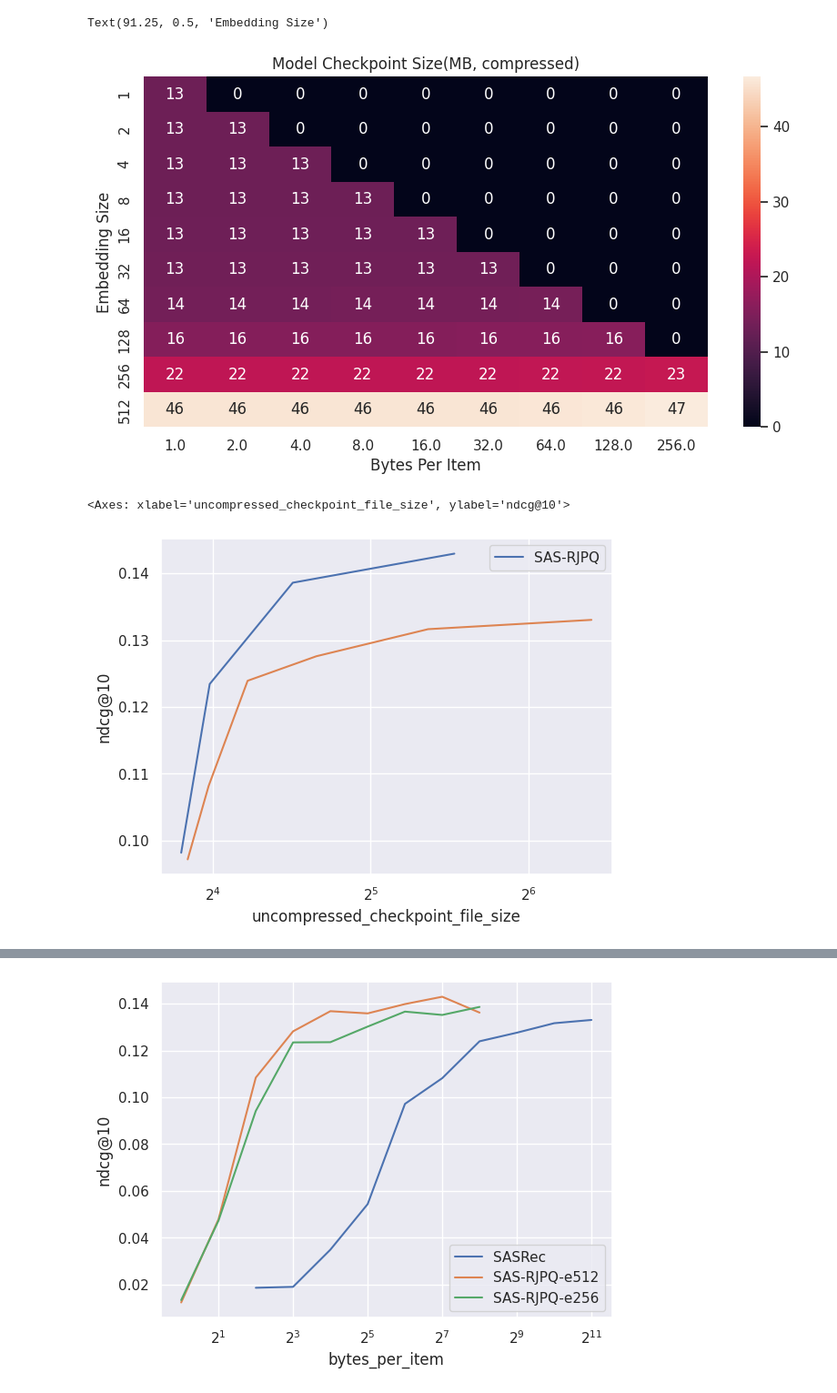
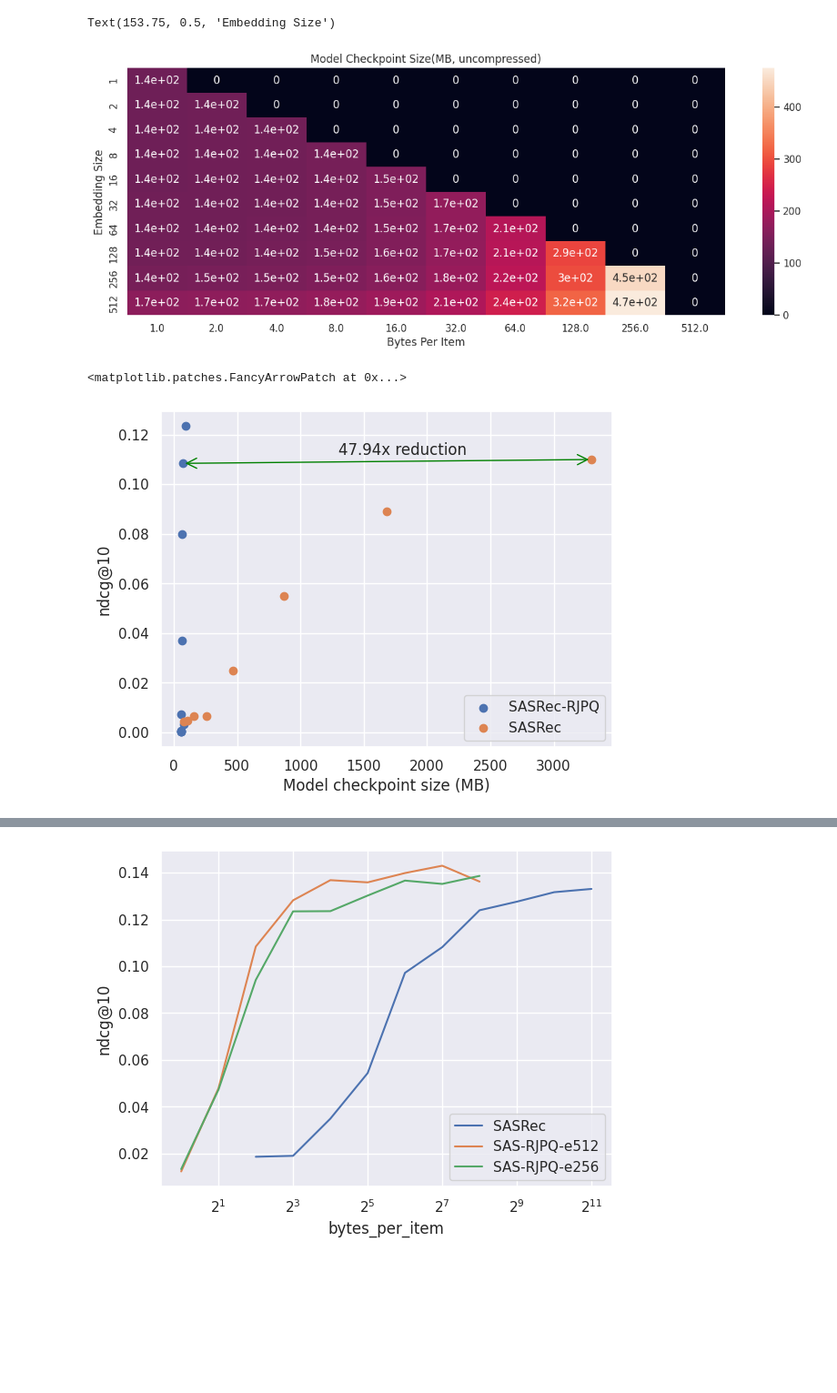
Before and after one commit to asash/gptrec_rl, a Jupyter notebook: evaluation/sas-rjpq-analysis.ipynb, the cells around one changed output, grey strips where cells are left out. Shown: that part at 91% size. Cells and saved outputs as stored; diff of their text form; code cells hidden in the pictures; blank space fills up the shorter version.

```diff
--- a/evaluation/sas-rjpq-analysis.ipynb
+++ b/evaluation/sas-rjpq-analysis.ipynb
@@ -6,7 +8,8 @@ from pathlib import Path
 import gzip
 sns.set()
 # %%
-DATA_DIR=Path("./results/BERT4rec.ml-1m/ml1m_jpq_2023_02_10T18_42_52/")
+#DATA_DIR=Path("./results/BERT4rec.ml-1m/ml1m_jpq_2023_02_10T18_42_52/")
+DATA_DIR=Path('./results/gowalla_warm5/gowalla_benchmark_jpq_2023_02_10T17_45_31/')
 data = get_data_from_logs(DATA_DIR/'stdout', 0)
 # %%
 import pandas as pd
@@ -69,35 +72,50 @@ Text(91.25, 0.5, 'Embedding Size')
 # %%
 feature_map = df_rjpq.pivot("embedding_size", "pq_bytes", 'uncompressed_checkpoint_file_size').fillna(0.0)
-del(feature_map[512.0])
-plt.figure(figsize=(10,5))
+#del(feature_map[512.0])
+plt.figure(figsize=(15,5))
 sns.heatmap(feature_map, annot=True)
-plt.title('Model Checkpoint Size(MB, compressed)')
+plt.title('Model Checkpoint Size(MB, uncompressed)')
 plt.xlabel('Bytes Per Item')
 plt.ylabel('Embedding Size')
 # %% [output]
-Text(91.25, 0.5, 'Embedding Size')
+Text(153.75, 0.5, 'Embedding Size')
-[figure, old version]
+[figure, new version]
 # %%
 x =[]
 y = []
-min_y = 0.09
+min_y = 0.00
 
 for i in range(0,10):
     p = 2**i
-    df_emb = df_rjpq[df_rjpq['embedding_size'] == p].sort_values('ndcg@10', ascending=False)[:1]
+    df_emb = df_rjpq[df_rjpq['embedding_size'] == p].sort_values('ndcg@10', ascending=False)[:1].fillna(0.0)
     metric = list(df_emb['ndcg@10'])[0]
-    if metric < min_y:
+    if metric and  metric < min_y:
         continue
-    x.append(list(df_emb['uncompressed_checkpoint_file_size'])[0])
+    x.append(list(df_emb['compressed_checkpoint_file_size'])[0])
     y.append(metric)
-#plt.xscale('log', base=2)
-plt.plot(x, y, label='SAS-RJPQ')
-plt.xscale('log', base=2)
+fig, ax = plt.subplots()
+
+ax.scatter(x, y, label='SASRec-RJPQ',)
 
 
 sas = sas.sort_values('uncompressed_checkpoint_file_size')
-sas_filtered = sas[sas['ndcg@10']>=min_y]
-sns.lineplot(sas_filtered, x='uncompressed_checkpoint_file_size', y='ndcg@10')
+sas_filtered = sas[sas['ndcg@10']>=min_y].fillna(0.0)
+sas_filtered
+
+sas_x = sas_filtered['compressed_checkpoint_file_size']
+sas_y = sas_filtered['ndcg@10']
+ax.scatter(sas_filtered['compressed_checkpoint_file_size'], sas_filtered['ndcg@10'], label='SASRec')
+#plt.xscale('log', base=10)
+#plt.xlim(40, 2e4)
+plt.ylabel('ndcg@10')
+plt.xlabel('Model checkpoint size (MB)')
+ax.legend()
+compression = list(sas_x)[-1] / x[-2]
+
+arrow = mpatches.FancyArrowPatch( (list(sas_x)[-1], list(sas_y)[-1]),(x[-2], y[-2]),
+                                 mutation_scale=20, arrowstyle='<->', color='green')
+ax.text(1300, 0.112, f"{compression:0.2f}x reduction")
+ax.add_patch(arrow)
 # %% [output]
-<Axes: xlabel='uncompressed_checkpoint_file_size', ylabel='ndcg@10'>
+<matplotlib.patches.FancyArrowPatch at 0x...>
-[figure, old version]
+[figure, new version]
```
Also changed, not shown: parts of 8 cells of this notebook, 1 other file.
